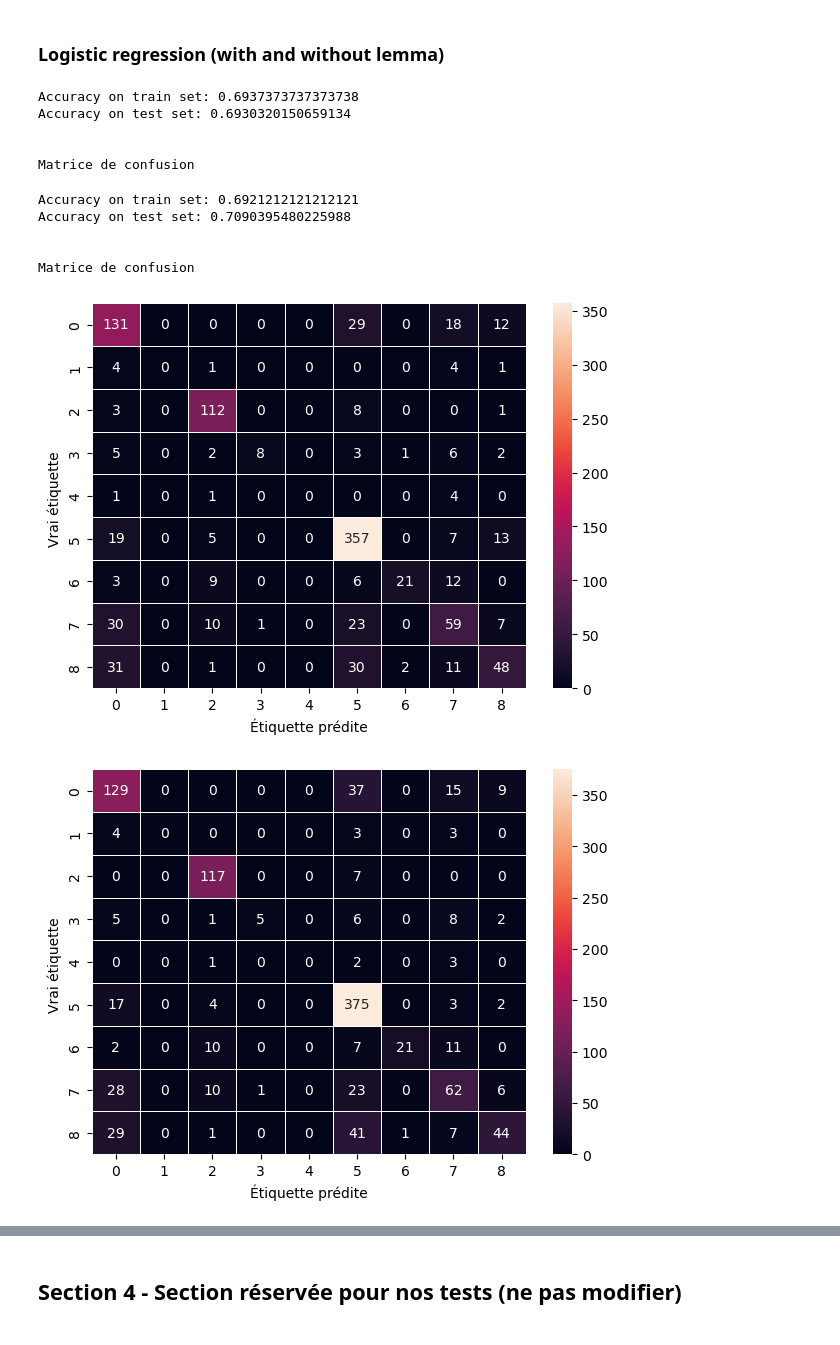
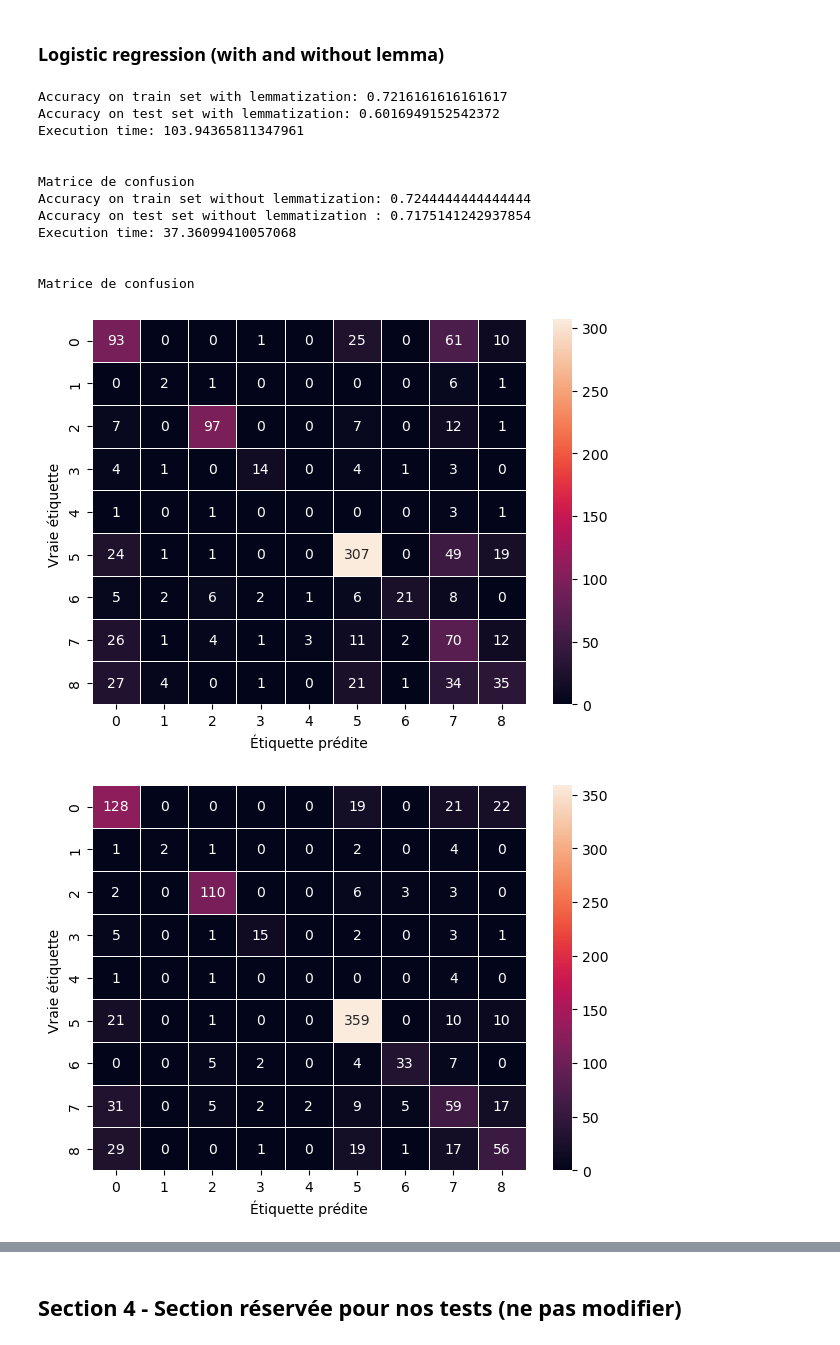
Before and after one commit to iyoussef1079/Travaux-pratiques-NLP, a Jupyter notebook: tp1_2023/tp1_2023/t3_classifier_incidents.ipynb, the cells around one changed output, grey strips where cells are left out. Drawn from its saved outputs; the diff is of its cells as text; code cells hidden in the pictures.

```diff
--- a/tp1_2023/tp1_2023/t3_classifier_incidents.ipynb
+++ b/tp1_2023/tp1_2023/t3_classifier_incidents.ipynb
@@ -86,7 +86,7 @@ from sklearn.linear_model import LogisticRegression
 from sklearn.metrics import confusion_matrix, precision_score, recall_score
 from sklearn.model_selection import cross_val_score
 from sklearn.naive_bayes import MultinomialNB
-
+import time
 
 
 
@@ -102,7 +102,7 @@ def train_and_test_classifier(train_fn, test_fn, model='NB', normalization='word
                  - l'accuracy sur le jeu de test
                  - la matrice de confusion calculée par scikit-learn sur les données de test
     """
-
+    start_time = time.time()
     # Charger les données d'entraînement et de test
     train_list = load_incident_dataset(train_fn)
     test_list = load_incident_dataset(test_fn)
@@ -163,19 +163,21 @@ def train_and_test_classifier(train_fn, test_fn, model='NB', normalization='word
     results['accuracy_train'] = accuracy_train
     results['accuracy_test'] = accuracy_test
     results['confusion_matrix'] = confusion_matrix_result  # la matrice de confusion obtenue de Scikit-learn
+    results['execution_time'] = time.time()-start_time
+
     return results
 # %%
 from matplotlib import pyplot as plt
 import pandas as pd
 import seaborn as sns
 
-
+#fonction qui retourne la matrice de confusion
 def display_confusion_matrix(confusion_matrix, classes):
     print("\n\nMatrice de confusion")
     df_cm = pd.DataFrame(confusion_matrix, index=classes, columns=classes)
     f, ax = plt.subplots(figsize=(7, 5))
     sns.heatmap(df_cm, annot=True, fmt="d", linewidths=.5, ax=ax)
-    plt.ylabel('Vrai étiquette ')
+    plt.ylabel('Vraie étiquette ')
     plt.xlabel('Étiquette prédite')
 # %% [markdown]
 ### Naive Bayes (with and without lemmatization)
@@ -209,26 +216,31 @@ Matrice de confusion
 # %%
 classes = [i for i in range(9)]
 
-result_lr_lemma = train_and_test_classifier(train_json_fn, test_json_fn, model='NB', normalization='lemma')
-print(f"Accuracy on train set: {result_lr_lemma['accuracy_train']}")
-print(f"Accuracy on test set: {result_lr_lemma['accuracy_test']}")
+result_lr_lemma = train_and_test_classifier(train_json_fn, test_json_fn, model='LR', normalization='lemma')
+print(f"Accuracy on train set with lemmatization: {result_lr_lemma['accuracy_train']}")
+print(f"Accuracy on test set with lemmatization: {result_lr_lemma['accuracy_test']}")
+print(f"Execution time: {result_lr_lemma['execution_time']}")
+
 display_confusion_matrix(result_lr_lemma["confusion_matrix"], classes)
 
-result_lr = train_and_test_classifier(train_json_fn, test_json_fn, model='NB', normalization='words')
-print(f"Accuracy on train set: {result_lr['accuracy_train']}")
-print(f"Accuracy on test set: {result_lr['accuracy_test']}")
+result_lr = train_and_test_classifier(train_json_fn, test_json_fn, model='LR', normalization='words')
+print(f"Accuracy on train set without lemmatization: {result_lr['accuracy_train']}")
+print(f"Accuracy on test set without lemmatization : {result_lr['accuracy_test']}")
+print(f"Execution time: {result_lr['execution_time']}")
 display_confusion_matrix(result_lr["confusion_matrix"], classes)
 # %% [output]
-Accuracy on train set: 0.6937373737373738
-Accuracy on test set: 0.6930320150659134
+Accuracy on train set with lemmatization: 0.7216161616161617
+Accuracy on test set with lemmatization: 0.6016949152542372
+Execution time: 103.94365811347961
 
 
 Matrice de confusion
+Accuracy on train set without lemmatization: 0.7244444444444444
+Accuracy on test set without lemmatization : 0.7175141242937854
+Execution time: 37.36099410057068
+
+
+Matrice de confusion
-Accuracy on train set: 0.6921212121212121
-Accuracy on test set: 0.7090395480225988
-
-
-Matrice de confusion
-[figure, old version]
+[figure, new version]
-[figure, old version]
+[figure, new version]
 # %% [markdown]
```
Also changed, not shown: parts of 28 cells of this notebook, 2 other files.
